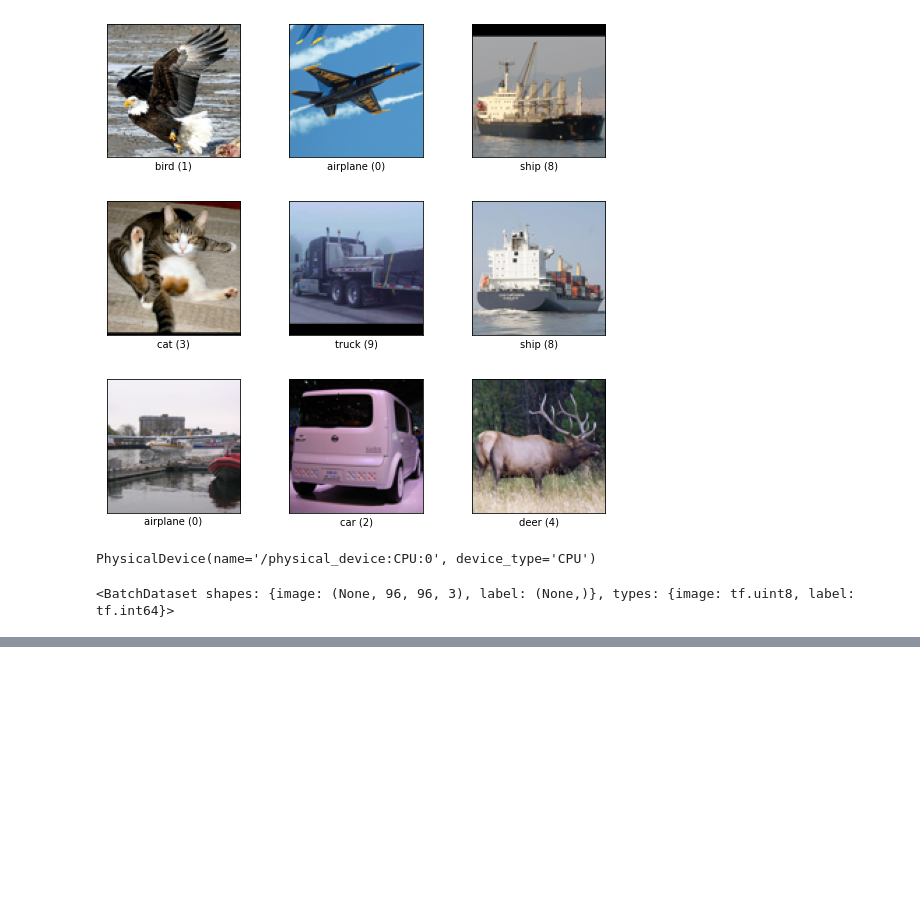
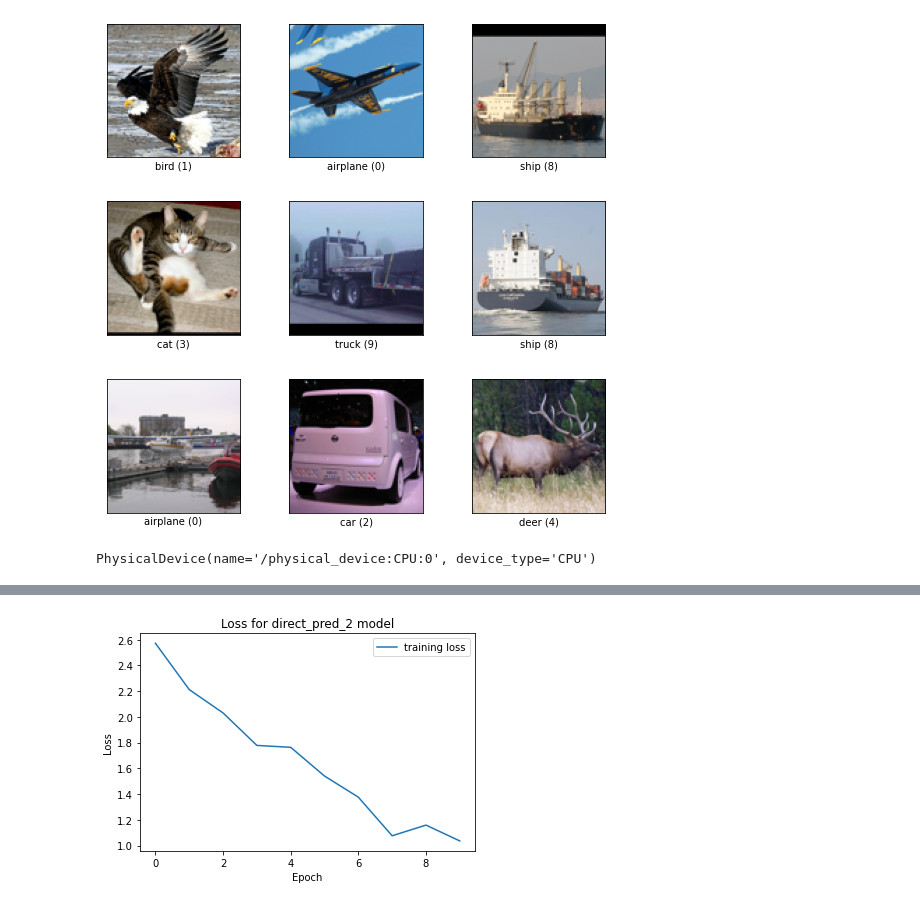
Before and after one commit to miszkur/SelfSupervisedLearning, a Jupyter notebook: experiments/experiments.ipynb, the cells around one changed output, grey strips where cells are left out. Saved outputs shown, nothing was run; the diff lists cells and outputs as text; code cells hidden in the pictures; blank space fills up the shorter version.

Commit message:
Train resnet18 on classification

```diff
--- a/experiments/experiments.ipynb
+++ b/experiments/experiments.ipynb
@@ -3,7 +3,7 @@ import tensorflow as tf
 import tensorflow_datasets as tfds
 # %%
 # Dataset path: Users/username/tensorflow_datasets/stl10/1.0.0
-ds, ds_info = tfds.load('stl10', split='unlabelled', with_info=True)
+ds, ds_info = tfds.load('stl10', split='train', with_info=True)
 # %%
 tfds.show_examples(ds, ds_info)
 # %% [output]
@@ -16,7 +15,25 @@ for devices in visible_devices:
   print(devices)
 # %% [output]
 PhysicalDevice(name='/physical_device:CPU:0', device_type='CPU')
-# %%
-ds.batch(10)
-# %% [output]
-<BatchDataset shapes: {image: (None, 96, 96, 3), label: (None,)}, types: {image: tf.uint8, label: tf.int64}>
+# %%
+import matplotlib.pyplot as plt
+imgs = []
+labels = []
+for row in ds.take(100):
+    img = tf.image.resize(row['image'] / 255, [224, 224])
+    imgs.append(img)
+    labels.append(row['label'])
+    # plt.imshow(img)
+    # plt.figure()
+    # print(row['label'])
+# ds_batched = ds.batch(10)
+# ds_batched['image']
+# %%
+import sys
+sys.path.append('../')
+from models.model import DirectPred
+import numpy as np
+dp = DirectPred(10)
+dp.compile()
+dp.train(X=np.array(imgs), y=np.array(labels), training_samples=len(imgs), epochs=10)
+# %% [output]
@@ -22,0 +60 @@ ds.batch(10)
+[figure, added]
```
Also changed, not shown: parts of 2 cells of this notebook, 4 other files.
